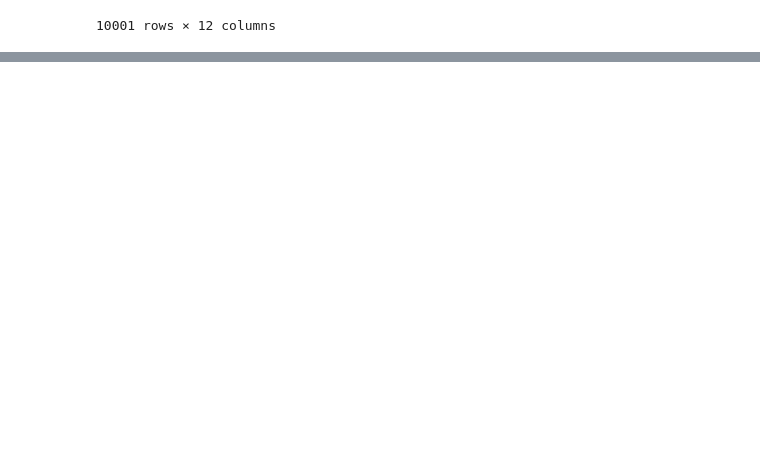
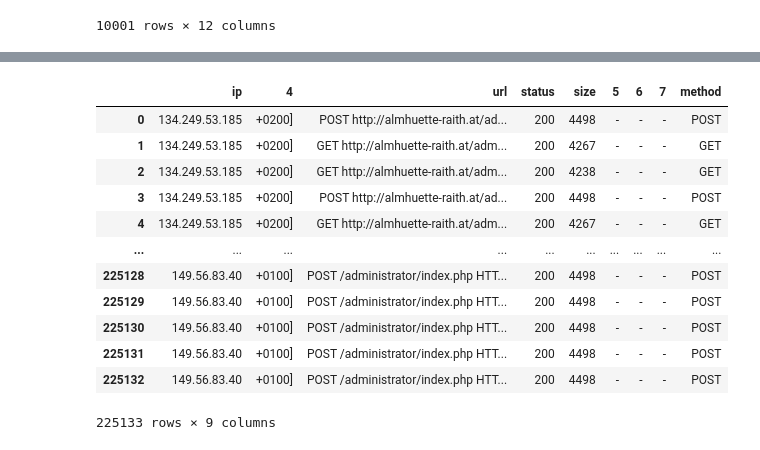
Before and after one commit to Trickster2038/BmstuDocs5, a Jupyter notebook: технопарк/logs_hw/python/jupyter/sketch1.ipynb, the cells around one changed output, grey strips where cells are left out. Saved outputs shown, nothing was run; the diff lists cells and outputs as text; code cells hidden in the pictures; blank space fills up the shorter version.

```diff
--- a/технопарк/logs_hw/python/jupyter/sketch1.ipynb
+++ b/технопарк/logs_hw/python/jupyter/sketch1.ipynb
@@ -50,4 +50,5 @@ df.iloc[:,0:12]
 | 10000 | 200.148.166.42 | - | - | [16/Jun/2016:14:33:30 | +0200] | "POST | /administrator/index.php | HTTP/1.1" | 200 | 4263 | "http://almhuette-raith.at/admini... | ... |
 10001 rows × 12 columns
 # %%
-df3 = pd.read_csv("access.log", sep=" ", usecols= range(11), low_memory=False)
+names=["ip", "1", "2", "3", "4", "url", "status", "size", "5", "6", "7"]
+df3 = pd.read_csv("access.log", sep=" ", usecols= range(11), low_memory=False, header=None, names=names)
@@ -69,0 +71,3 @@ df3
+# %%
+df4 = pd.concat([df3.iloc[:,0],df3.iloc[:,4:]], axis=1)
+df4
@@ -69,0 +127,20 @@ df3
+# %%
+df5 = df4
+# df5["method"] = df5["4"].split()[0]
+df5["method"] = 0
+df5["method"] = df5.apply (lambda row: row["url"].split()[0], axis=1)
+df5
+# %% [output]
+|  | ip | 4 | url | status | size | 5 | 6 | 7 | method |
+| 0 | 134.249.53.185 | +0200] | POST http://almhuette-raith.at/ad... | 200 | 4498 | - | - | - | POST |
+| 1 | 134.249.53.185 | +0200] | GET http://almhuette-raith.at/adm... | 200 | 4267 | - | - | - | GET |
+| 2 | 134.249.53.185 | +0200] | GET http://almhuette-raith.at/adm... | 200 | 4238 | - | - | - | GET |
+| 3 | 134.249.53.185 | +0200] | POST http://almhuette-raith.at/ad... | 200 | 4498 | - | - | - | POST |
+| 4 | 134.249.53.185 | +0200] | GET http://almhuette-raith.at/adm... | 200 | 4267 | - | - | - | GET |
+| ... | ... | ... | ... | ... | ... | ... | ... | ... | ... |
+| 225128 | 149.56.83.40 | +0100] | POST /administrator/index.php HTT... | 200 | 4498 | - | - | - | POST |
+| 225129 | 149.56.83.40 | +0100] | POST /administrator/index.php HTT... | 200 | 4498 | - | - | - | POST |
+| 225130 | 149.56.83.40 | +0100] | POST /administrator/index.php HTT... | 200 | 4498 | - | - | - | POST |
+| 225131 | 149.56.83.40 | +0100] | POST /administrator/index.php HTT... | 200 | 4498 | - | - | - | POST |
+| 225132 | 149.56.83.40 | +0100] | POST /administrator/index.php HTT... | 200 | 4498 | - | - | - | POST |
+225133 rows × 9 columns
```
Also changed, not shown: parts of 7 cells of this notebook.
